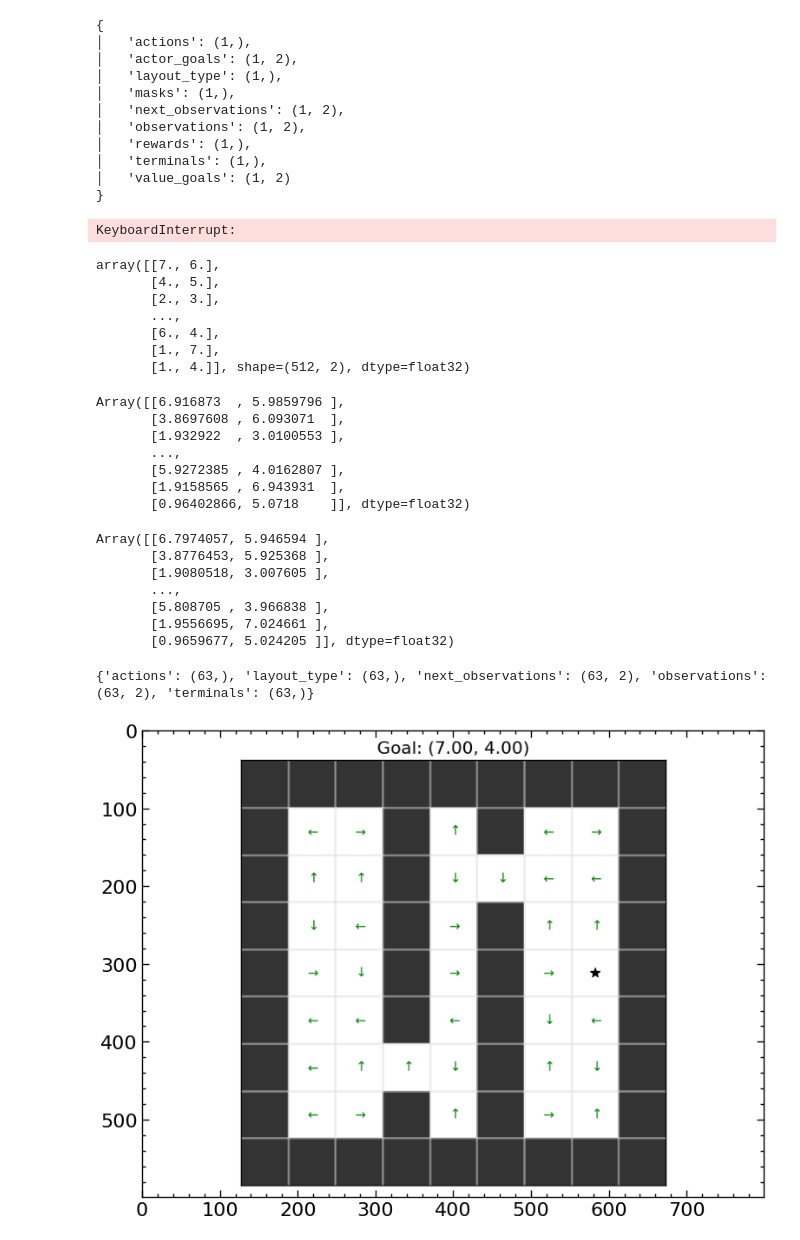
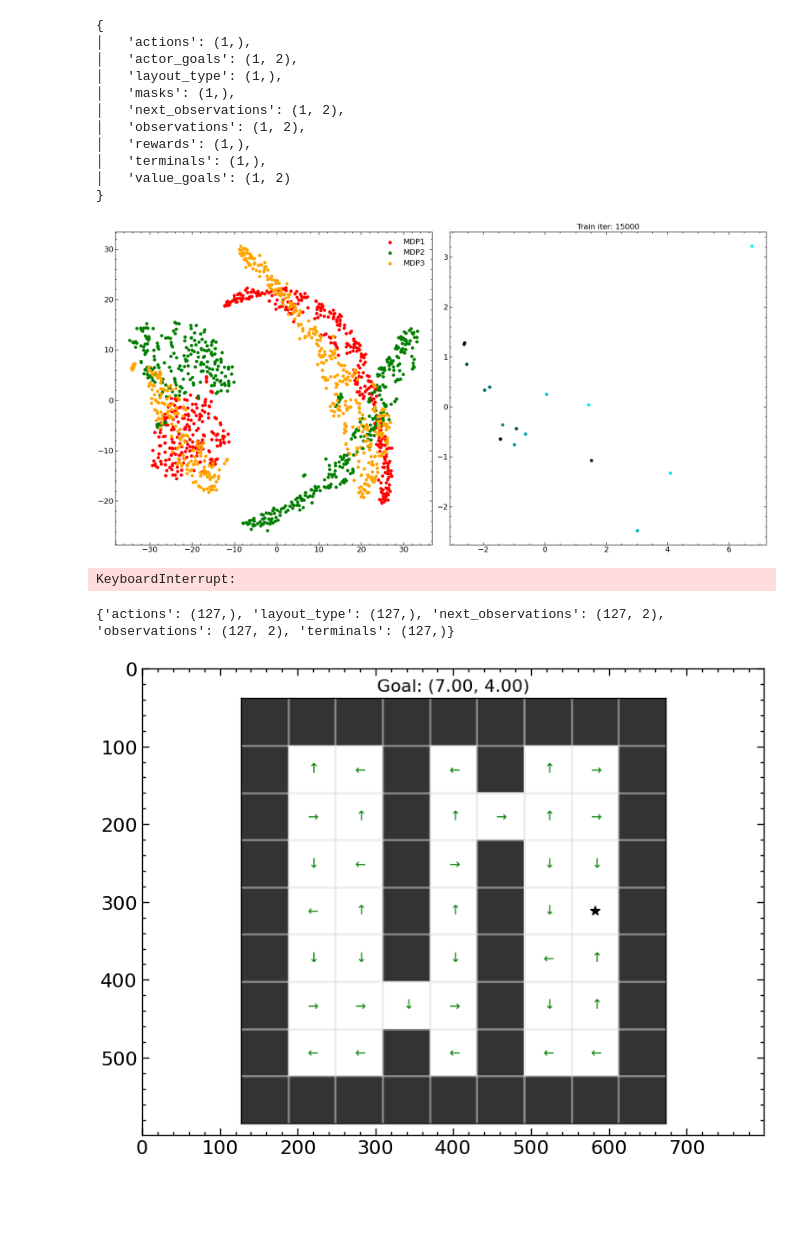
Before and after one commit to skylooop/BeliefConditionedFB, a Jupyter notebook: notebooks/in_context_gciql.ipynb, the cells around one changed output. Saved outputs shown, nothing was run; the diff lists cells and outputs as text; code cells hidden in the pictures; blank space fills up the shorter version.

```diff
--- a/notebooks/in_context_gciql.ipynb
+++ b/notebooks/in_context_gciql.ipynb
@@ -170,17 +170,17 @@ for update_steps in pbar:
                                                             context_length=iql_config['agent']['context_len'])
         _, negative_context, _ = gc_whole_dataset.sample(iql_config['agent']['batch_size'], layout_type=(update_steps + 1) % NUM_TRAIN_LAYOUTS,
                                                             context_length=iql_config['agent']['context_len'])
-        iql_agent, update_info = iql_agent.update(batch, batch_context, train_transformer=update_steps < 25_000)
+        iql_agent, update_info = iql_agent.update(batch, batch_context, train_transformer=update_steps < 30_000, negative_context=negative_context)
 
     if update_steps % 1_000 == 0 and iql_config['agent']['use_context']:
         # For layout
-        batch, batch_context, _ = gc_whole_dataset.sample(1, layout_type=0,
+        _, batch_context, _ = gc_whole_dataset.sample(1, layout_type=0,
                                                             context_length=iql_config['agent']['context_len'])
         dynamics_embedding, _ = iql_agent.network.select('dynamic_transformer')(batch_context['observations'], batch_context['actions'],
                                                                                 batch_context['next_observations'], train=False, return_embedding=True)
         layout0_embs.append(jax.device_get(dynamics_embedding))
 
-        batch, batch_context, _ = gc_whole_dataset.sample(1, layout_type=1,
+        _, batch_context, _ = gc_whole_dataset.sample(1, layout_type=1,
                                                             context_length=iql_config['agent']['context_len'])
         dynamics_embedding, _ = iql_agent.network.select('dynamic_transformer')(batch_context['observations'], batch_context['actions'],
                                                                                 batch_context['next_observations'], train=False, return_embedding=True)
@@ -191,34 +191,34 @@ for update_steps in pbar:
 
         fig, (ax1, ax2) = plt.subplots(nrows=1, ncols=2, figsize=(20, 10))
         for batch_context, name, color in zip([batch_context_test0, batch_context_test1, batch_context_test2],
-                                              ['MDP1', 'MDP2', 'MDP3'], ['red', 'green', 'orange']):
-
+                                            ['MDP1', 'MDP2', 'MDP3'], ['red', 'green', 'orange']):
             dynamics_embedding, _ = iql_agent.network.select('dynamic_transformer')(batch_context['observations'], batch_context['actions'],
                                                                                     batch_context['next_observations'], train=False, return_embedding=True)
             pca = TSNE(random_state=42).fit_transform(dynamics_embedding)
             x, y = pca[:, 0], pca[:, 1]
             ax1.scatter(x, y, label=name, c=color)
         ax1.legend()
 
         if len(layout0_embs) > 15:
             indices = np.linspace(0, 1, len(layout0_embs))  # Normalized indices for colormap
             colors = cmap(indices)
             pca = PCA().fit_transform(np.concatenate(layout0_embs))
             ax2.scatter(pca[:, 0], pca[:, 1], c = colors, label='emb1')
 
         plt.title(f"Train iter: {update_steps}")
         plt.tight_layout()
         display(fig)
         plt.close(fig)
 
     # if update_steps % 1_000 == 0:
     #     pbar.set_postfix({"critic_loss": update_info['critic/critic_loss'],
     #                       "value_loss": update_info['value/value_loss'],
     #                       "actor_loss": update_info['actor/actor_loss']})
 
 # layout0_embs = np.concatenate(layout0_embs)
 # layout1_embs = np.concatenate(layout1_embs)
 # layout9_embs = np.concatenate(layout9_embs)
 # %% [output]
+[figure, added]
 KeyboardInterrupt:
 # %%
@@ -231,33 +231,3 @@ pred_next_context, pred_next_no_context = iql_agent.network.select('next_state_p
-# %%
-batch['observations']
-# %% [output]
-array([[7., 6.],
-       [4., 5.],
-       [2., 3.],
-       ...,
-       [6., 4.],
-       [1., 7.],
-       [1., 4.]], shape=(512, 2), dtype=float32)
-# %%
-pred_next_context
-# %% [output]
-Array([[6.916873  , 5.9859796 ],
-       [3.8697608 , 6.093071  ],
-       [1.932922  , 3.0100553 ],
-       ...,
-       [5.9272385 , 4.0162807 ],
-       [1.9158565 , 6.943931  ],
-       [0.96402866, 5.0718    ]], dtype=float32)
-# %%
-pred_next_no_context
-# %% [output]
-Array([[6.7974057, 5.946594 ],
-       [3.8776453, 5.925368 ],
-       [1.9080518, 3.007605 ],
-       ...,
-       [5.808705 , 3.966838 ],
-       [1.9556695, 7.024661 ],
-       [0.9659677, 5.024205 ]], dtype=float32)
 # %%
 from functools import partial
 from utils.evaluation import supply_rng
@@ -323,8 +293,8 @@ pred_policy_img = policy_image_grid(env, example_batch,
 plt.imshow(pred_policy_img)
 plt.tight_layout()
 # %% [output]
-{'actions': (63,), 'layout_type': (63,), 'next_observations': (63, 2), 'observations': (63, 2), 'terminals': (63,)}
+{'actions': (127,), 'layout_type': (127,), 'next_observations': (127, 2), 'observations': (127, 2), 'terminals': (127,)}
-[figure, old version]
+[figure, new version]
 # %%
 from mpl_toolkits.axes_grid1 import make_axes_locatable
 
```
Also changed, not shown: parts of 3 cells of this notebook, 2 other files.
